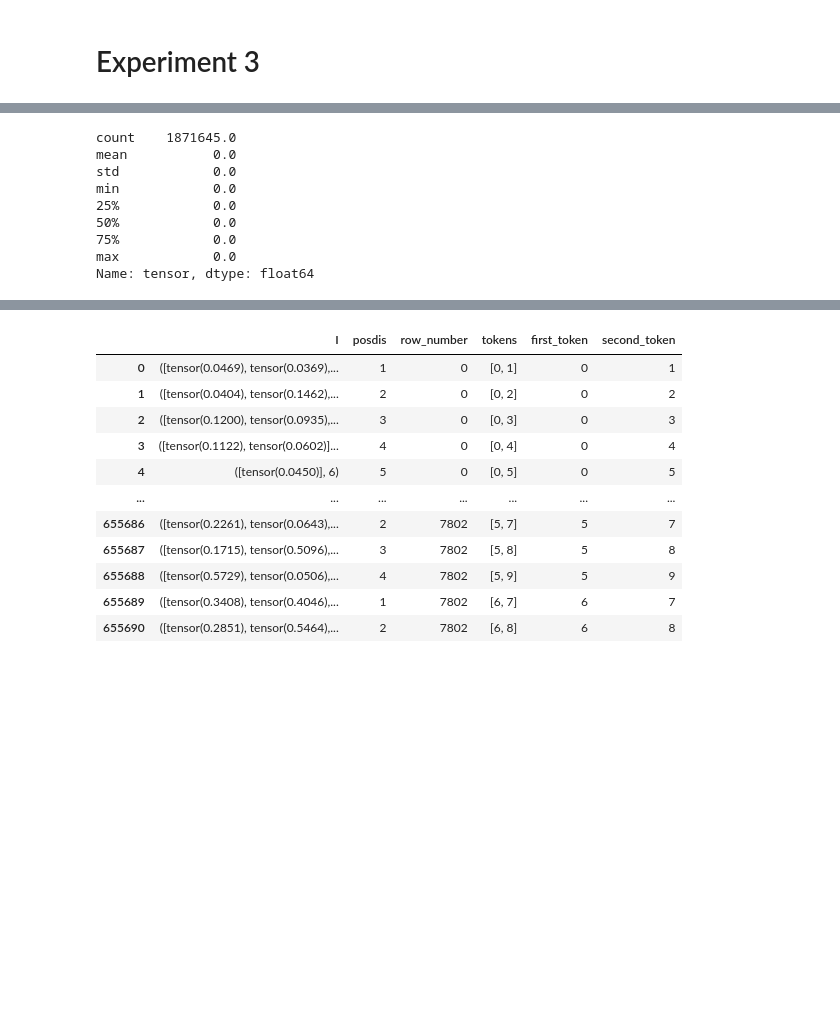
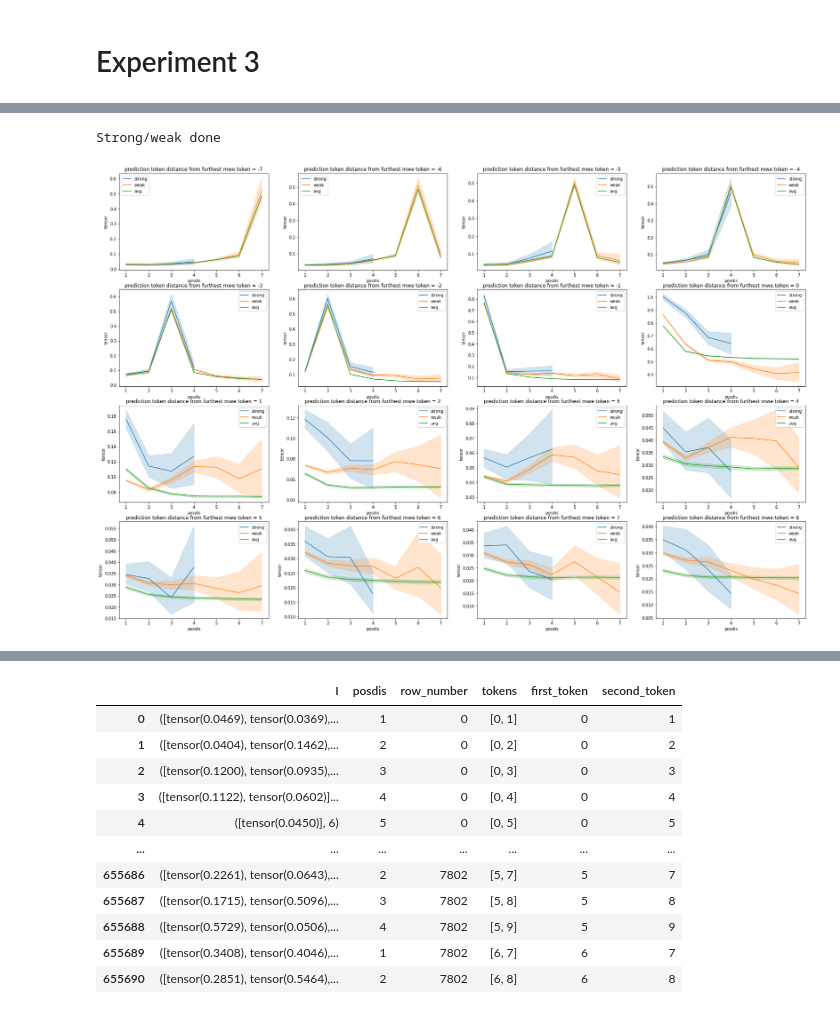
Before and after one commit to divyanshsinghvi/ShapleyInteraction4Structure, a Jupyter notebook: final/plots.ipynb, the cells around one changed output, grey strips where cells are left out. Drawn from its saved outputs; the diff is of its cells as text; code cells hidden in the pictures; blank space fills up the shorter version.

```diff
--- a/final/plots.ipynb
+++ b/final/plots.ipynb
@@ -51,8 +51,8 @@ def _filter_df(df, min_dist):
 
 def f_df(path, min_dist=1, filter=True):
     abc = pd.read_pickle(path)
-    abc['first_token'] = abc.apply(lambda x : x['ignore'][x['first_token']], axis=1)
-    abc['second_token'] = abc.apply(lambda x : x['ignore'][x['second_token']], axis=1)
+    abc['first_token'] = abc.apply(lambda x : x['ignore'][x['first_token']]-1, axis=1)
+    abc['second_token'] = abc.apply(lambda x : x['ignore'][x['second_token']]-1, axis=1)
     # display(abc[abc['first_token'] == abc['second_token']].copy())
 
     abc = abc[abc['first_token'] != abc['second_token']].copy()
@@ -166,47 +228,43 @@ plt.show()
 # %%
-import pandas as pd
-import seaborn as sns
-import matplotlib.pyplot as plt
+strong_df['max_token'] = strong_df[['first_token', 'second_token']].max(axis=1)
+strong_df['min_token'] = strong_df[['first_token', 'second_token']].min(axis=1)
+strong_df['min_dist'] = strong_df['predicted_token_dist_from_start'] - strong_df['max_token']
+strong_df['max_dist'] = strong_df['predicted_token_dist_from_start'] - strong_df['min_token']
 
-def f_df(path):
-    abc = pd.read_pickle(path)
-    abc['first_token'] = abc.apply(lambda x : x['ignore'][x['first_token']], axis=1)
-    abc['second_token'] = abc.apply(lambda x : x['ignore'][x['second_token']], axis=1)
-    # display(abc[abc['first_token'] == abc['second_token']].copy())
-
-    abc = abc[abc['first_token'] != abc['second_token']].copy()
-    abc['predicted_token_dist_from_start'] = abc.apply(lambda x : list(range(x['I'][1], x['I'][1] + len(x['I'][0]))), axis=1)
-    abc['tensor'] = abc.apply(lambda x : x['I'][0], axis=1)
-    abc = abc.explode(['predicted_token_dist_from_start', 'tensor']).drop(columns = ['I'])
-    abc['tensor'] = abc['tensor'].apply(lambda x : float(x))
-    abc = abc.reset_index(drop=True)
-    abc['count'] = abc.groupby('posdis')['row_number'].transform(lambda x : x.count())
-    abc = abc[abc['count']>=50].copy()
-    return abc
-
-
-min_dist = 1
-strong_df = f_df('strong_mwe_distance_3d_mlm.pkl')
-weak_df = f_df('weak_mwe_distance_3d_mlm.pkl')
-# avg_df = f_avg_df('average_distance_3d.pkl', min_dist, False)
-strong_df['max_token'] = strong_df[['first_token', 'second_token']].max(axis=1)
-strong_df['min_dist'] = strong_df['predicted_token_dist_from_start'] - strong_df['max_token']
 strong_df['rem'] = strong_df.groupby(['posdis','min_dist'])['row_number'].transform(lambda x : x.count())
 strong_df = strong_df[strong_df['rem'] >= 50].copy()
 
 weak_df['max_token'] = weak_df[['first_token', 'second_token']].max(axis=1)
+weak_df['min_token'] = weak_df[['first_token', 'second_token']].min(axis=1)
 weak_df['min_dist'] = weak_df['predicted_token_dist_from_start'] - weak_df['max_token']
+weak_df['max_dist'] = weak_df['predicted_token_dist_from_start'] - strong_df['min_token']
 weak_df['rem'] = weak_df.groupby(['posdis','min_dist'])['row_number'].transform(lambda x : x.count())
 weak_df = weak_df[weak_df['rem'] >= 50].copy()
+print("Strong/weak done")
+
+avg_df['max_token'] = avg_df[['first_token', 'second_token']].max(axis=1)
+avg_df['min_token'] = avg_df[['first_token', 'second_token']].min(axis=1)
+avg_df['min_dist'] = avg_df['predicted_token_dist_from_start'] - avg_df['max_token']
+avg_df['max_dist'] = avg_df['predicted_token_dist_from_start'] - strong_df['min_token']
+avg_df['count'] = avg_df.groupby(['posdis','min_dist'])['row_number'].transform(lambda x : x.count())
+avg_df = avg_df[avg_df['count']>=50].copy()
+avg_df = avg_df[avg_df['posdis']<=7]
+# %% [output]
+Strong/weak done
-# %%
-weak_df['tensor'].describe()
-# %% [output]
-count    1871645.0
-mean           0.0
-std            0.0
-min            0.0
-25%            0.0
-50%            0.0
-75%            0.0
-max            0.0
-Name: tensor, dtype: float64
+# %%
+fig, axes = plt.subplots(4, 4, figsize=(30,20))
+
+for i in range(0, 4):
+    for j in range(4):
+        min_dist = j*4 + i + 1 - 8
+
+
+        strong_line = sns.lineplot(data=strong_df[strong_df['min_dist'] ==min_dist], x="posdis", y="tensor", ax=axes[j][i], label='strong')
+        weak_line = sns.lineplot(data=weak_df[weak_df['min_dist'] ==min_dist], x="posdis", y="tensor", ax=axes[j][i], label='weak')
+        avg_line = sns.lineplot(data=avg_df[avg_df['min_dist'] == min_dist], x="posdis", y="tensor", ax=axes[j][i], label='avg')
+
+        # axes[j][i].set_title('Comparison of strong vs avg vs weak mwe over fixed positional distances')
+        axes[j][i].set_title(f'prediction token distance from furthest mwe token = {min_dist}')
+        axes[j][i].legend()
+# %% [output]
+[figure, added]
```
Also changed, not shown: parts of 3 cells of this notebook, 1 other file.
